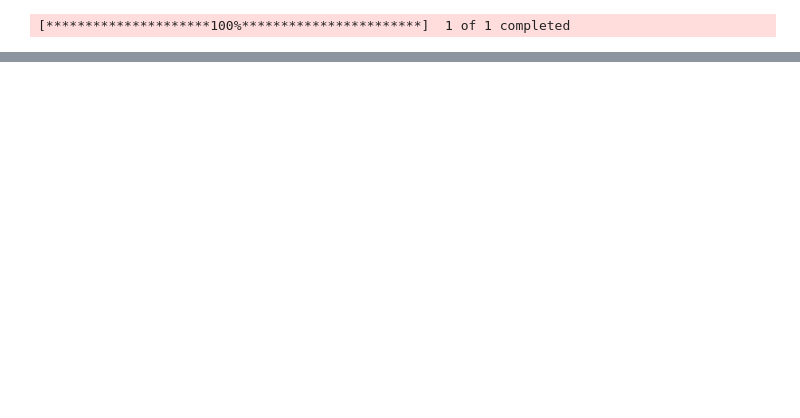
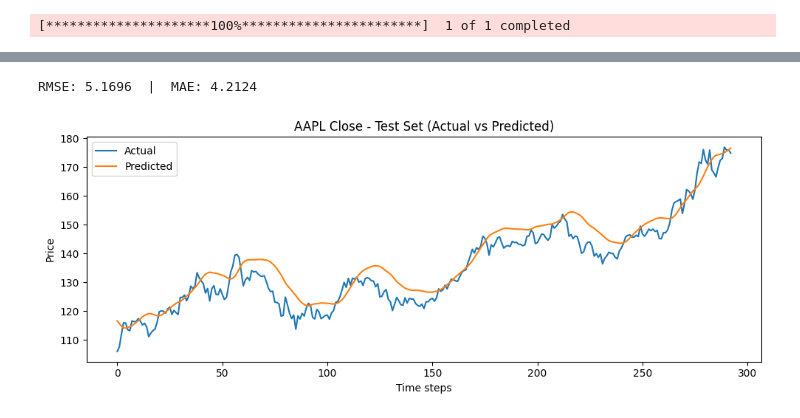
Before and after one commit to shafmalik/shaf.malik05, a Jupyter notebook: Files/Tensor.ipynb, the cells around one changed output, grey strips where cells are left out. Drawn from its saved outputs; the diff is of its cells as text; code cells hidden in the pictures; blank space fills up the shorter version.

```diff
--- a/Files/Tensor.ipynb
+++ b/Files/Tensor.ipynb
@@ -102,0 +44,17 @@ print(predicted_stock_price[:5])
+# %%
+# --- LSTM expects 3D [samples, timesteps, features]
+X_train = X_train.reshape(-1, time_step, 1)
+X_test  = X_test.reshape(-1, time_step, 1)
+# %%
+# --- Model
+model = Sequential([
+    Input(shape=(time_step, 1)),
+    LSTM(50, return_sequences=True),
+    Dropout(0.2),
+    LSTM(50, return_sequences=False),
+    Dropout(0.2),
+    Dense(1)
+])
+model.compile(optimizer='adam', loss='mean_squared_error')
+
+history = model.fit(X_train, y_train, epochs=10, batch_size=32, verbose=1)
@@ -102,0 +82,3 @@ print(predicted_stock_price[:5])
+# %%
+# --- Predict
+y_pred_scaled = model.predict(X_test)
@@ -102,0 +87,25 @@ print(predicted_stock_price[:5])
+# %%
+# --- Invert scale both y_test and y_pred
+y_pred = scaler.inverse_transform(y_pred_scaled)
+# y_test is 1D; make it 2D to inverse_transform, then ravel back
+y_test_inv = scaler.inverse_transform(y_test.reshape(-1,1)).ravel()
+# %%
+# --- Metrics
+rmse = math.sqrt(mean_squared_error(y_test_inv, y_pred.ravel()))
+mae  = mean_absolute_error(y_test_inv, y_pred.ravel())
+print(f"RMSE: {rmse:,.4f}  |  MAE: {mae:,.4f}")
+# %% [output]
+RMSE: 5.1696  |  MAE: 4.2124
+# %%
+# --- Plot Actual vs Predicted (aligned to test window)
+plt.figure(figsize=(10,4))
+plt.plot(y_test_inv, label="Actual")
+plt.plot(y_pred, label="Predicted")
+plt.title("AAPL Close - Test Set (Actual vs Predicted)")
+plt.xlabel("Time steps")
+plt.ylabel("Price")
+plt.legend()
+plt.tight_layout()
+plt.show()
+# %% [output]
+[figure, added]
```
Also changed, not shown: parts of 20 cells of this notebook.
